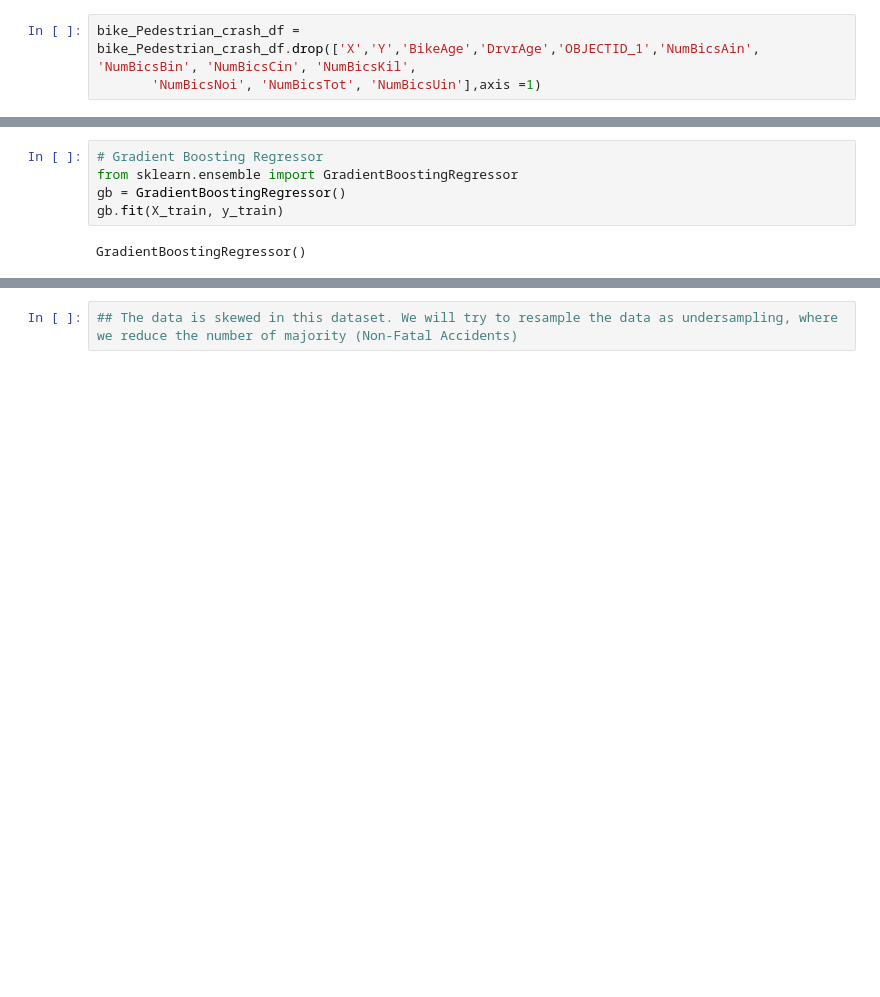
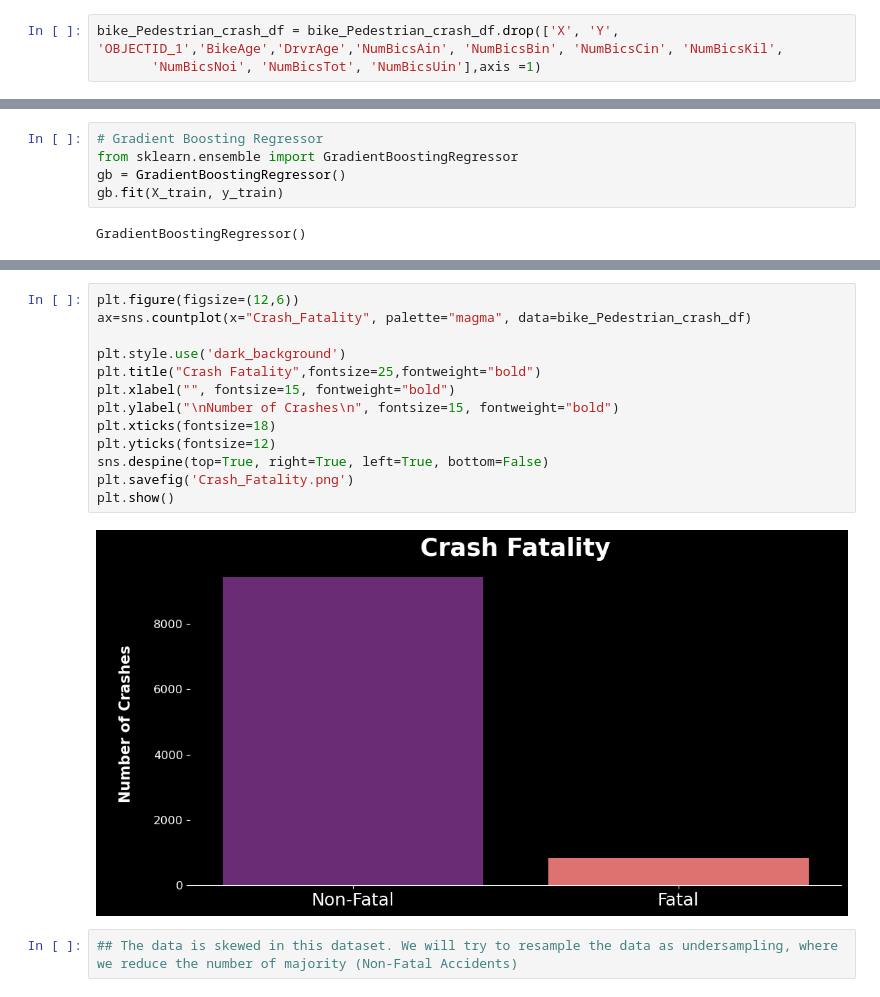
Before and after one commit to pawankumar1980/Final_Project_Bike_Pedestrian_Crash_Analysis, a Jupyter notebook: Bike_Pedestrian_Crash_Analysis_1.ipynb, the cells around one changed output, grey strips where cells are left out. Cells and saved outputs as stored; diff of their text form; blank space fills up the shorter version.

```diff
--- a/Bike_Pedestrian_Crash_Analysis_1.ipynb
+++ b/Bike_Pedestrian_Crash_Analysis_1.ipynb
@@ -79,7 +80,7 @@ Index(['X', 'Y', 'OBJECTID_1', 'AmbulanceR', 'BikeAge', 'BikeAgeGrp',
        'TraffCntrl', 'Weather', 'Workzone', 'OBJECTID'],
       dtype='object')
 # %%
-bike_Pedestrian_crash_df = bike_Pedestrian_crash_df.drop(['X','Y','BikeAge','DrvrAge','OBJECTID_1','NumBicsAin', 'NumBicsBin', 'NumBicsCin', 'NumBicsKil',
+bike_Pedestrian_crash_df = bike_Pedestrian_crash_df.drop(['X', 'Y', 'OBJECTID_1','BikeAge','DrvrAge','NumBicsAin', 'NumBicsBin', 'NumBicsCin', 'NumBicsKil',
        'NumBicsNoi', 'NumBicsTot', 'NumBicsUin'],axis =1)
 # %%
 bike_Pedestrian_crash_df.isnull().sum().sort_values(ascending=False)
@@ -955,3 +973,18 @@ R2-Score: 0.9798034125039081
+# %%
+plt.figure(figsize=(12,6))
+ax=sns.countplot(x="Crash_Fatality", palette="magma", data=bike_Pedestrian_crash_df)
+
+plt.style.use('dark_background')
+plt.title("Crash Fatality",fontsize=25,fontweight="bold")
+plt.xlabel("", fontsize=15, fontweight="bold")
+plt.ylabel("\nNumber of Crashes\n", fontsize=15, fontweight="bold")
+plt.xticks(fontsize=18)
+plt.yticks(fontsize=12)
+sns.despine(top=True, right=True, left=True, bottom=False)
+plt.savefig('Crash_Fatality.png')
+plt.show()
+# %% [output]
+[figure, added]
 # %%
 ## The data is skewed in this dataset. We will try to resample the data as undersampling, where we reduce the number of majority (Non-Fatal Accidents)
 # %% [markdown]
```
Also changed, not shown: parts of 19 cells of this notebook, 7 other files.
